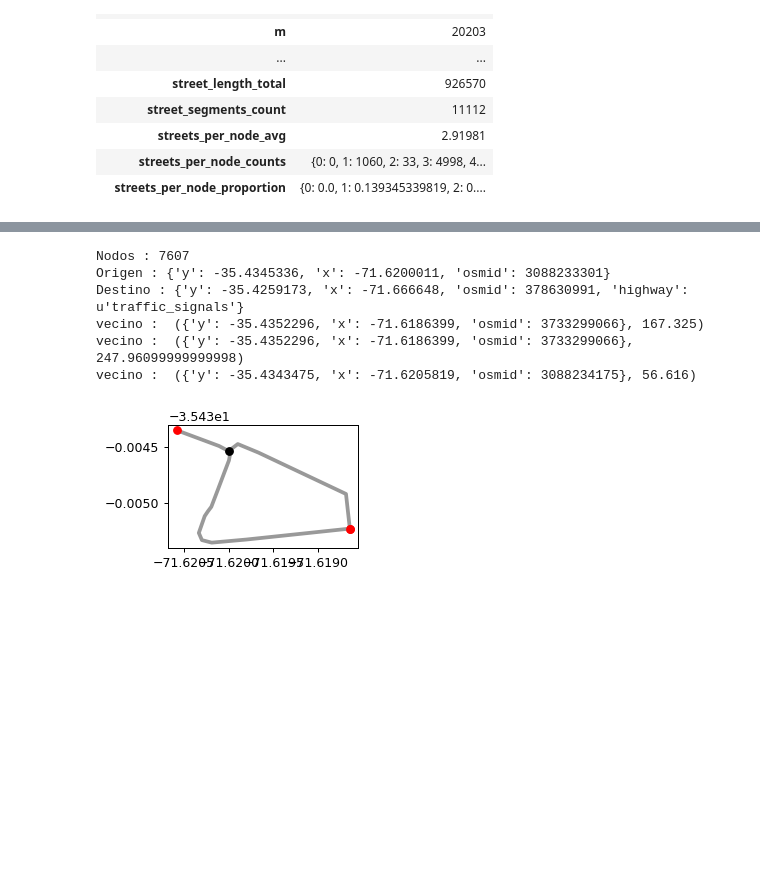
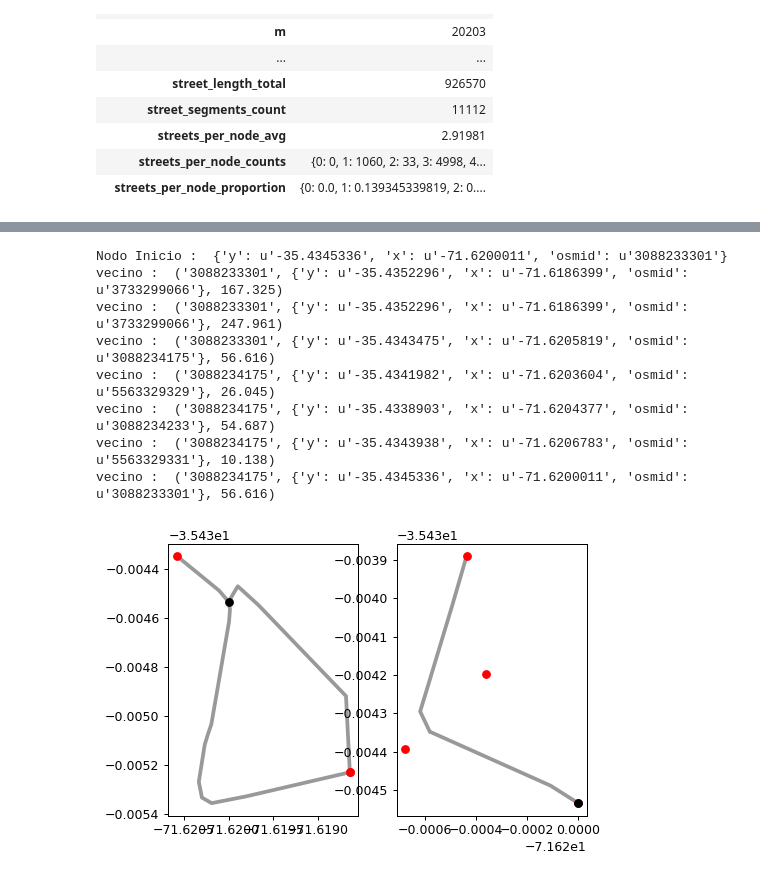
Before and after one commit to sherna90/matematicas_discretas, a Jupyter notebook: Caminos_mas_cortos.ipynb, the cells around one changed output, grey strips where cells are left out. Saved outputs shown, nothing was run; the diff lists cells and outputs as text; code cells hidden in the pictures; blank space fills up the shorter version.

```diff
--- a/Caminos_mas_cortos.ipynb
+++ b/Caminos_mas_cortos.ipynb
@@ -58,13 +58,23 @@ def haversine(lon1, lat1, lon2, lat2):
 def get_nearest_node(G,point):
     node_distances={}
     for g in G.nodes():
-            node_distances.update({g:haversine(np.float(G.node[g]['y']),np.float(G.node[g]['x']),point[0],point[1])})
+        dist=haversine(np.float(G.node[g]['y']),np.float(G.node[g]['x']),point[0],point[1])
+        node_distances.update({g:dist})
+    lookup_list = pd.Series(node_distances)
+    min_dist= min(node_distances.values())
+    return lookup_list[lookup_list.values == min_dist].index[0]
 
 G=nx.read_graphml('data/talca_ciclovias.graphml')
+print nx.info(G)
 origin_point = (-35.434415,-71.620053)
 destination_point = (-35.425901, -71.666645)
 
-print get_nearest_node(G,origin_point)
-#origin_node = ox.get_nearest_node(G, origin_point)
-#destination_node = ox.get_nearest_node(G, destination_point)
+origin_node=get_nearest_node(G,origin_point)
+destination_node=get_nearest_node(G,destination_point)
+print 'Nodo Inicio : ',G.node[origin_node]
+print 'Nodo Final : ',G.node[destination_node]
+#ox_origin_node = ox.get_nearest_node(G, origin_point)
+#ox_destination_node = ox.get_nearest_node(G, destination_point)
+#print ox_origin_node
+#print ox_destination_node
 # %% [output]
@@ -72,34 +89,47 @@ None
 # %%
 import json
 from shapely.geometry import LineString
+from shapely.wkt import loads
+from heapq import heappush,heappop
 
 def plot_coords(ax, x, y, color='#FF0000', zorder=1):
-    ax.plot(x, y, 'o', color=color, zorder=zorder)
+    ax.plot(np.float(x), np.float(y), 'o', color=color, zorder=zorder)
 
 def plot_line(ax, ob, color='#999999'):
-    parts = hasattr(ob, 'geoms') and ob or [ob]
-    for part in parts:
-        x, y = part.xy
-        ax.plot(x, y, color=color, linewidth=3, solid_capstyle='round', zorder=1)
+    line=loads(ob)
+    x, y = line.xy
+    ax.plot(x, y, color=color, linewidth=3, solid_capstyle='round', zorder=1)
 
-
-print 'Nodos :',N
-print 'Origen :',G.node[origin_node]
-print 'Destino :',G.node[destination_node]
-
+open=[]
+print 'Nodo Inicio : ',G.node[origin_node]
 fig = plt.figure(1, dpi=90)
-ax = fig.add_subplot(221)
-for p,n,data in G.edges(origin_node,True):
+ax = fig.add_subplot(121)
+for p,n,data in G.out_edges(origin_node,True):
     line=data['geometry']
     plot_line(ax, line)
-    print 'vecino : ',(G.node[n],data['length'])
+    priority=np.float(data['length'])
+    print 'vecino : ',(p,G.node[n],priority)
+    heappush(open, (priority, n))
     plot_coords(ax, G.node[n]['x'], G.node[n]['y'])
 plot_coords(ax, G.node[origin_node]['x'], G.node[origin_node]['y'],color='#000000')
+
+ax = fig.add_subplot(122)
+p,v=heappop(open)
+for p,n,data in G.out_edges(v,True):
+    if(data.has_key('geometry')):
+        line=data['geometry']
+        plot_line(ax, line)
+    priority=np.float(data['length'])
+    print 'vecino : ',(p,G.node[n],priority)
+    plot_coords(ax, G.node[n]['x'], G.node[n]['y'])
+plot_coords(ax, G.node[origin_node]['x'], G.node[origin_node]['y'],color='#000000')
 # %% [output]
-Nodos : 7607
-Origen : {'y': -35.4345336, 'x': -71.6200011, 'osmid': 3088233301}
-Destino : {'y': -35.4259173, 'x': -71.666648, 'osmid': 378630991, 'highway': u'traffic_signals'}
-vecino :  ({'y': -35.4352296, 'x': -71.6186399, 'osmid': 3733299066}, 167.325)
-vecino :  ({'y': -35.4352296, 'x': -71.6186399, 'osmid': 3733299066}, 247.96099999999998)
-vecino :  ({'y': -35.4343475, 'x': -71.6205819, 'osmid': 3088234175}, 56.616)
+Nodo Inicio :  {'y': u'-35.4345336', 'x': u'-71.6200011', 'osmid': u'3088233301'}
+vecino :  ('3088233301', {'y': u'-35.4352296', 'x': u'-71.6186399', 'osmid': u'3733299066'}, 167.325)
+vecino :  ('3088233301', {'y': u'-35.4352296', 'x': u'-71.6186399', 'osmid': u'3733299066'}, 247.961)
+vecino :  ('3088233301', {'y': u'-35.4343475', 'x': u'-71.6205819', 'osmid': u'3088234175'}, 56.616)
+vecino :  ('3088234175', {'y': u'-35.4341982', 'x': u'-71.6203604', 'osmid': u'5563329329'}, 26.045)
+vecino :  ('3088234175', {'y': u'-35.4338903', 'x': u'-71.6204377', 'osmid': u'3088234233'}, 54.687)
+vecino :  ('3088234175', {'y': u'-35.4343938', 'x': u'-71.6206783', 'osmid': u'5563329331'}, 10.138)
+vecino :  ('3088234175', {'y': u'-35.4345336', 'x': u'-71.6200011', 'osmid': u'3088233301'}, 56.616)
-[figure, old version]
+[figure, new version]
```
Also changed, not shown: parts of 1 cell of this notebook.
